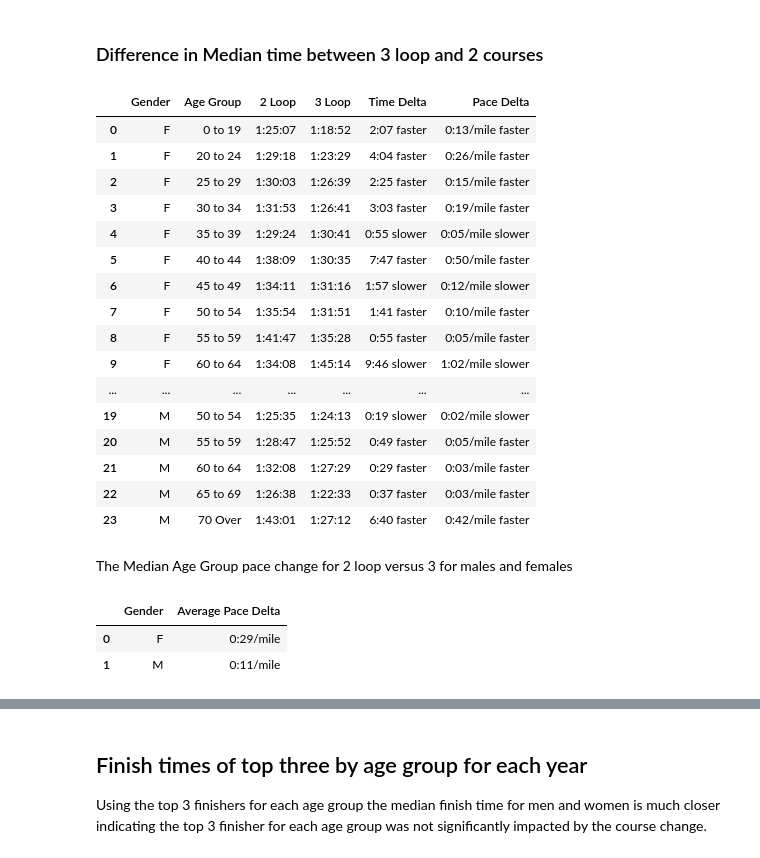
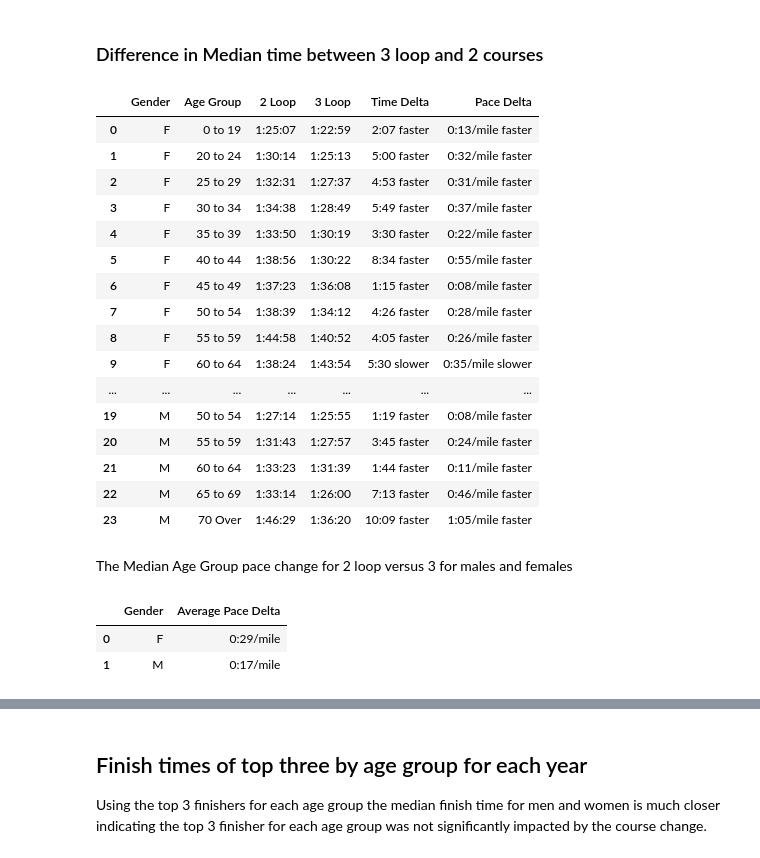
Before and after one commit to mbromberek/race_finisher_analyze, a Jupyter notebook: Steamboat_Dist_analyze.ipynb, the cells around one changed output, grey strips where cells are left out. Cells and saved outputs as stored; diff of their text form; code cells hidden in the pictures.

Commit message:
Configure for using average or median

```diff
--- a/Steamboat_Dist_analyze.ipynb
+++ b/Steamboat_Dist_analyze.ipynb
@@ -66,8 +66,10 @@ chart_dir = 'charts'
 year_legend_dict = {'15K':['2016','2017','2018','2019','2022','2023'],'4mi':['2016','2017','2018','2019','2021','2022','2023']}
 dist_mile_dict = {'15K':9.33,'4mi':4}
 stat_dict = {
-    'avg':{'time_chart_field':'avg_time_minute','pace_chart_field':'avg_pace_minute','value':'Average'}
-    ,'median':{'time_chart_field':'median_time_minute','pace_chart_field':'median_pace_minute','value':'Median'}
+    'avg':{'time_chart_field':'avg_time_minute','pace_chart_field':'avg_pace_minute'\
+           ,'value':'Average','id':'avg'}
+    ,'median':{'time_chart_field':'median_time_minute','pace_chart_field':'median_pace_minute'\
+               ,'value':'Median','id':'median'}
 }
 save_charts = True
 # %%
@@ -413,7 +412,7 @@ loop_result.fillna(0,inplace=True)
 
 # print(loop_result.info())
 # Get difference for time
-if stat['value'] == 'Median':
+if stat['id'] == 'median':
     loop_result['diff_finish_time_s'] = (loop_result['median_time_s_y'] - \
         loop_result['median_time_s_x']).abs()
     loop_result['3 loop faster'] = loop_result['median_time_s_y'] < loop_result['median_time_s_x']
@@ -422,10 +421,10 @@ if stat['value'] == 'Median':
     loop_result['diff_pace_s_abs'] = loop_result['diff_pace_s'].abs()
 else:
     loop_result['diff_finish_time_s'] = (loop_result['avg_time_s_y'] - \
-        loop_result['median_time_s_x']).abs()
-    loop_result['3 loop faster'] = loop_result['avg_time_s_y'] < loop_result['median_time_s_x']
+        loop_result['avg_time_s_x']).abs()
+    loop_result['3 loop faster'] = loop_result['avg_time_s_y'] < loop_result['avg_time_s_x']
     loop_result['diff_pace_s'] = (loop_result['avg_pace_s_y'] - \
-        loop_result['median_pace_s_x']).abs()
+        loop_result['avg_pace_s_x']).abs()
     loop_result['diff_pace_s_abs'] = loop_result['diff_pace_s'].abs()
 
 loop_result['Difference Time'] = seconds_to_str(loop_result,'diff_finish_time_s', format='ms')
@@ -443,74 +442,85 @@ loop_result.rename(columns={\
     'avg_time_minute_x':'2 loop Average Time Minutes',\
     'finisher_count_y':'3 loop Finishers','median_time_minute_y':'3 loop Median Time Minutes',\
     'avg_time_minute_y':'3 loop Average Time Minutes',
-    'median_time_string_x':'2 Loop','median_time_string_y':'3 Loop'
     }, inplace=True
 )
+if stat['id'] == 'median':
+    loop_result.rename(columns={\
+        'median_time_string_x':'2 Loop','median_time_string_y':'3 Loop'
+        }, inplace=True
+    )
+else:
+    loop_result.rename(columns={\
+        'avg_time_string_x':'2 Loop','avg_time_string_y':'3 Loop'
+        }, inplace=True
+    )
 # loop_result.drop(columns=['race_course_x','avg_time_s_x','fastest_time_s_x','slowest_time_s_x'\
 #                           ,'median_time_s_x','std_dev_time_s_x','avg_time_string_x'\
 #                           ,'race_course_y','avg_time_s_y','fastest_time_s_y','slowest_time_s_y'\
 #                           ,'median_time_s_y','std_dev_time_s_y','avg_time_string_y'
 #                           ], inplace=True)
 # print(loop_result[['Gender','Age Group'\
 #              # , '2 loop Finishers','3 loop Finishers'\
 #              , '2 Loop Time','3 Loop Time'\
 #              # ,'2 loop Median Time Minutes','3 loop Median Time Minutes'\
 #              # , 'diff_median_finish_time_s','3 loop faster','Time Difference'\
 #              , 'Difference 3 loop versus 2'
 #              ]]\
 #     .sort_values(['Gender','Age Group']).to_string(index=False))
 
 
 # print(tabulate.tabulate(loop_result[['Gender','Age Group'\
 #              # , '2 loop Finishers','3 loop Finishers'\
 #              , '2 Loop Time','3 Loop Time'\
 #              # ,'2 loop Median Time Minutes','3 loop Median Time Minutes'\
 #              # , 'diff_median_finish_time_s','3 loop faster','Time Difference'\
 #              , 'Difference 3 loop versus 2'\
 #              ]]\
 #     .sort_values(['Gender','Age Group']), headers='keys',tablefmt='psql'))
 
 display(loop_result[['Gender','Age Group'\
-             # , '2 loop Finishers','3 loop Finishers'\
              , '2 Loop','3 Loop'\
-             # ,'2 loop Median Time Minutes','3 loop Median Time Minutes'\
-             # , 'diff_median_finish_time_s','3 loop faster','Time Difference'\
              , 'Time Delta', 'Pace Delta'
              ]]\
     .sort_values(['Gender','Age Group']))
 # %% [output]
 |  | Gender | Age Group | 2 Loop | 3 Loop | Time Delta | Pace Delta |
-| 0 | F | 0 to 19 | 1:25:07 | 1:18:52 | 2:07 faster | 0:13/mile faster |
-| 1 | F | 20 to 24 | 1:29:18 | 1:23:29 | 4:04 faster | 0:26/mile faster |
-| 2 | F | 25 to 29 | 1:30:03 | 1:26:39 | 2:25 faster | 0:15/mile faster |
-| 3 | F | 30 to 34 | 1:31:53 | 1:26:41 | 3:03 faster | 0:19/mile faster |
-| 4 | F | 35 to 39 | 1:29:24 | 1:30:41 | 0:55 slower | 0:05/mile slower |
-| 5 | F | 40 to 44 | 1:38:09 | 1:30:35 | 7:47 faster | 0:50/mile faster |
-| 6 | F | 45 to 49 | 1:34:11 | 1:31:16 | 1:57 slower | 0:12/mile slower |
-| 7 | F | 50 to 54 | 1:35:54 | 1:31:51 | 1:41 faster | 0:10/mile faster |
-| 8 | F | 55 to 59 | 1:41:47 | 1:35:28 | 0:55 faster | 0:05/mile faster |
-| 9 | F | 60 to 64 | 1:34:08 | 1:45:14 | 9:46 slower | 1:02/mile slower |
+| 0 | F | 0 to 19 | 1:25:07 | 1:22:59 | 2:07 faster | 0:13/mile faster |
+| 1 | F | 20 to 24 | 1:30:14 | 1:25:13 | 5:00 faster | 0:32/mile faster |
+| 2 | F | 25 to 29 | 1:32:31 | 1:27:37 | 4:53 faster | 0:31/mile faster |
+| 3 | F | 30 to 34 | 1:34:38 | 1:28:49 | 5:49 faster | 0:37/mile faster |
+| 4 | F | 35 to 39 | 1:33:50 | 1:30:19 | 3:30 faster | 0:22/mile faster |
+| 5 | F | 40 to 44 | 1:38:56 | 1:30:22 | 8:34 faster | 0:55/mile faster |
+| 6 | F | 45 to 49 | 1:37:23 | 1:36:08 | 1:15 faster | 0:08/mile faster |
+| 7 | F | 50 to 54 | 1:38:39 | 1:34:12 | 4:26 faster | 0:28/mile faster |
+| 8 | F | 55 to 59 | 1:44:58 | 1:40:52 | 4:05 faster | 0:26/mile faster |
+| 9 | F | 60 to 64 | 1:38:24 | 1:43:54 | 5:30 slower | 0:35/mile slower |
 | ... | ... | ... | ... | ... | ... | ... |
-| 19 | M | 50 to 54 | 1:25:35 | 1:24:13 | 0:19 slower | 0:02/mile slower |
-| 20 | M | 55 to 59 | 1:28:47 | 1:25:52 | 0:49 faster | 0:05/mile faster |
-| 21 | M | 60 to 64 | 1:32:08 | 1:27:29 | 0:29 faster | 0:03/mile faster |
-| 22 | M | 65 to 69 | 1:26:38 | 1:22:33 | 0:37 faster | 0:03/mile faster |
-| 23 | M | 70 Over | 1:43:01 | 1:27:12 | 6:40 faster | 0:42/mile faster |
+| 19 | M | 50 to 54 | 1:27:14 | 1:25:55 | 1:19 faster | 0:08/mile faster |
+| 20 | M | 55 to 59 | 1:31:43 | 1:27:57 | 3:45 faster | 0:24/mile faster |
+| 21 | M | 60 to 64 | 1:33:23 | 1:31:39 | 1:44 faster | 0:11/mile faster |
+| 22 | M | 65 to 69 | 1:33:14 | 1:26:00 | 7:13 faster | 0:46/mile faster |
+| 23 | M | 70 Over | 1:46:29 | 1:36:20 | 10:09 faster | 1:05/mile faster |
 # %% [markdown]
 The Median Age Group pace change for 2 loop versus 3 for males and females
 # %%
 
 # The unstack, stack is used to have a record for all age groups for all years and genders
-median_pace = loop_result.groupby(['Gender'])\
-    .agg(median_pace_s=('diff_median_pace_s', 'median')
-         , avg_pace_s=('diff_avg_pace_s', 'mean')
-        ).reset_index()
-median_pace[stat['value']+' Pace Delta'] = seconds_to_str(median_pace, 'median_pace_s', format='ms') + '/mile'
-display(median_pace[['Gender',stat['value']+' Pace Delta']])
+
+if stat['id'] == 'median':
+    pace_df = loop_result.groupby(['Gender'])\
+        .agg(pace_s=('diff_pace_s', 'median')
+            ).reset_index()
+else:
+    pace_df = loop_result.groupby(['Gender'])\
+        .agg(pace_s=('diff_pace_s', 'mean')
+            ).reset_index()
+pace_df[stat['value']+' Pace Delta'] = seconds_to_str(pace_df, 'pace_s', format='ms') + '/mile'
+display(pace_df[['Gender',stat['value']+' Pace Delta']])
 # %% [output]
 |  | Gender | Average Pace Delta |
 | 0 | F | 0:29/mile |
-| 1 | M | 0:11/mile |
+| 1 | M | 0:17/mile |
 # %% [markdown]
 <a id='finishtimes_byyear_byagegrp_top3'></a>
 # %% [markdown]
```
Also changed, not shown: parts of 6 cells of this notebook.
